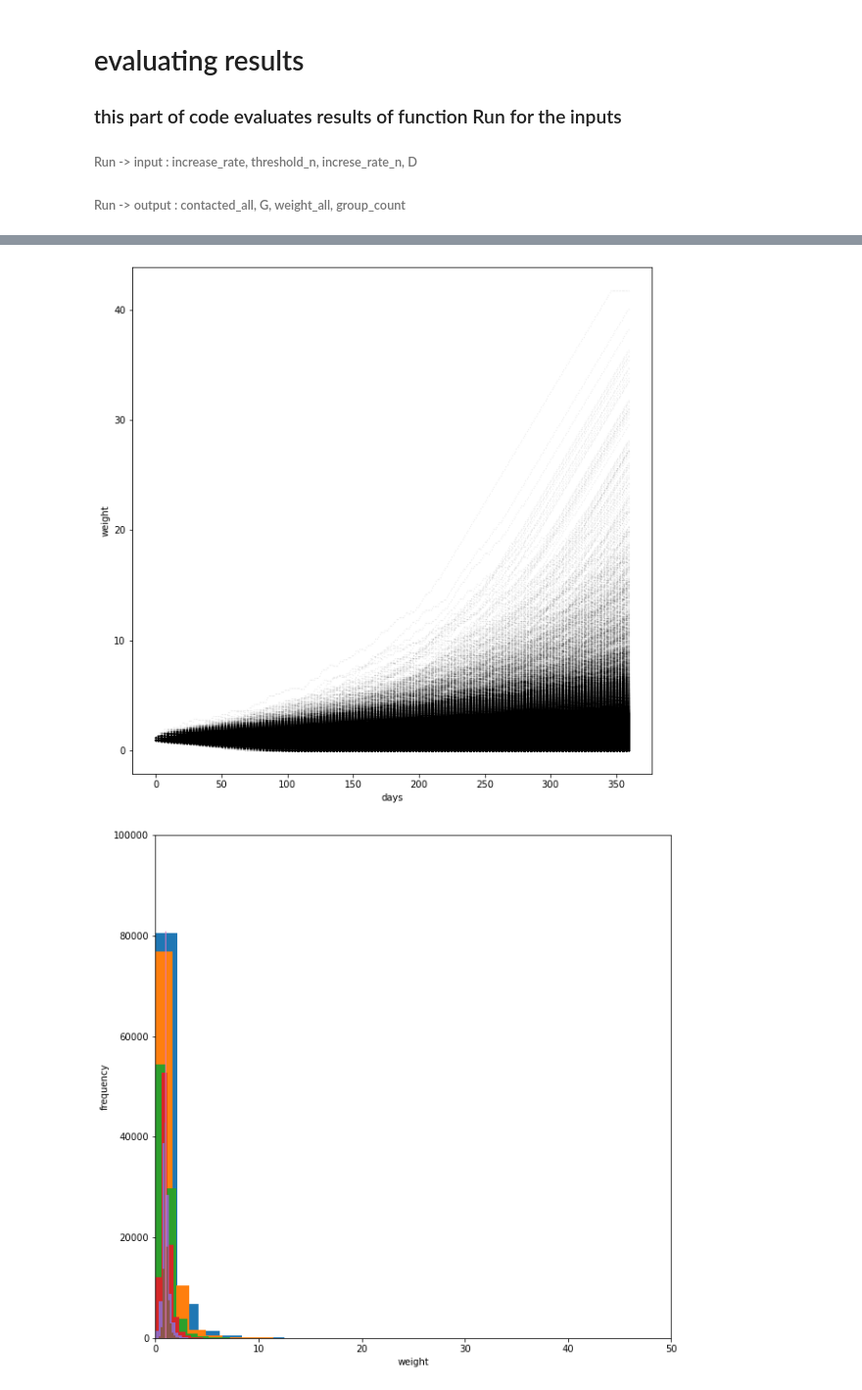
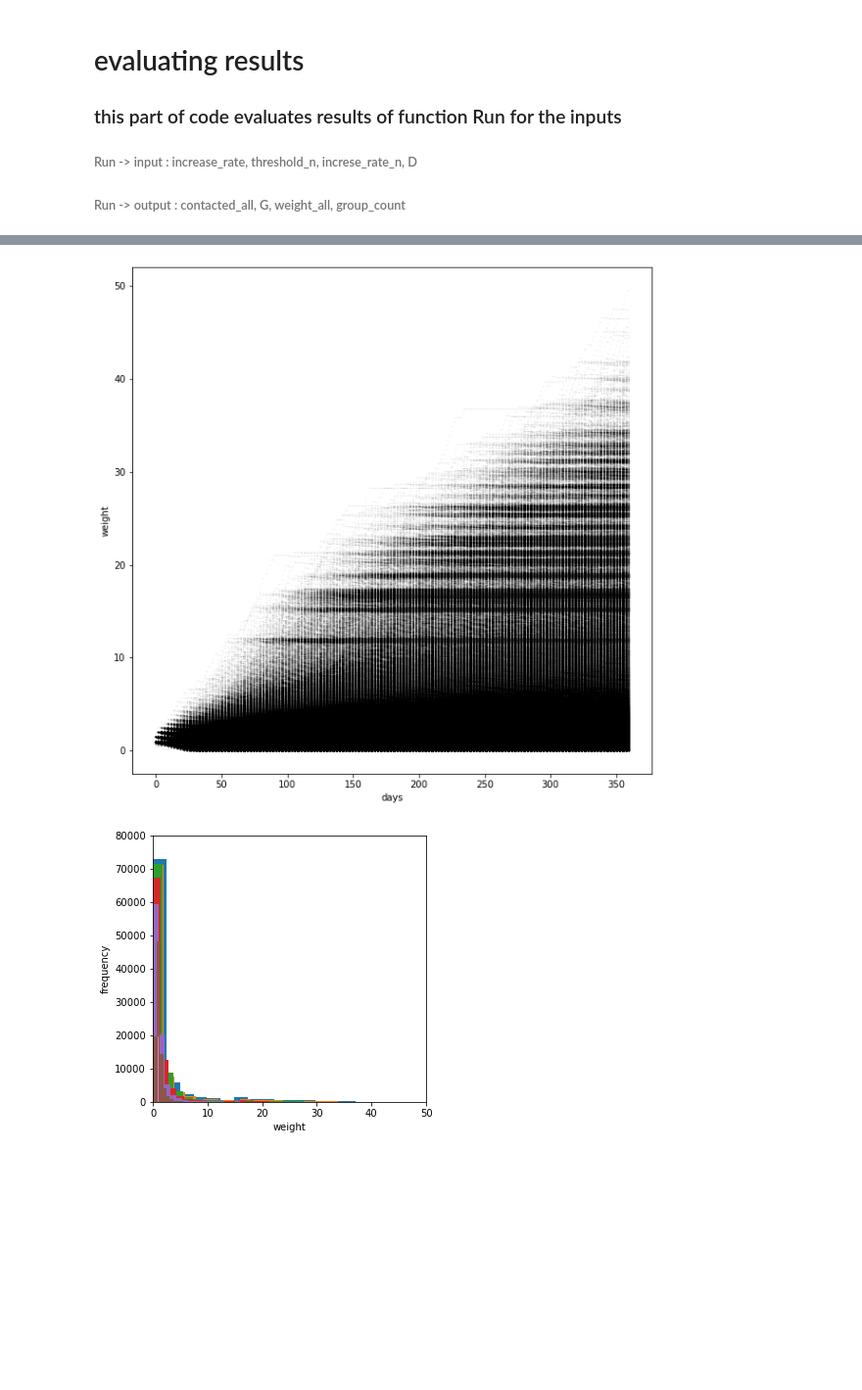
Before and after one commit to sobhan-moosavi/varicella_study, a Jupyter notebook: Base_Graph.ipynb, the cells around one changed output, grey strips where cells are left out. Shown: that part at 98% size. Saved outputs shown, nothing was run; the diff lists cells and outputs as text; code cells hidden in the pictures; blank space fills up the shorter version.

Commit message:
upper weight redefined based on nodes attributes

```diff
--- a/Base_Graph.ipynb
+++ b/Base_Graph.ipynb
@@ -235,6 +234,8 @@ def Run(increase_rate,threshold_n,increse_rate_n,D):
         # iterating thorough 'contacted' and updating the weights based on it
         for i in nx.edges(G):
 
+            upper_weight=1/rules[setting][nodes_dic[i[0]]['age']][nodes_dic[i[1]]["age"]]*group_count[nodes_dic[i[1]]['age']]
+
             if contacted[i[0]][i[1]]==1 and G[i[0]][i[1]]['weight']*(1+increase_rate)<upper_weight:
                 #we don't want the weight to be more than 'upper weight'
 
@@ -365,10 +366,11 @@ def metric_A_abs(results):
 def metric_F(results):
 
     n=0
-    x=50
+
 
     contacted_all=results[0]
     G=results[1]
+    group_count=results[3]
 
     L1=[]
     L2=[]
@@ -377,27 +379,30 @@ def metric_F(results):
     for i in frequency.keys():
         frequency_m[i]={1:0,2:0,3:0,4:0,5:0}
 
-    for i in nx.edges(G):
+    for i in contacted_all.keys():
+        for j in contacted_all[i].keys():
+            if contacted_all[i][j][-1]==1:
 
-        t=sum(contacted_all[i[0]][i[1]][-x:])/x
+                age_p=rules[setting][nodes_dic[i]['age']][nodes_dic[j]["age"]]
 
+                t=(age_p/group_count[nodes_dic[i]['age']])*G.edges[i,j]['weight']
 
+                n+=1
 
-        if t==1/x:
-            frequency_m[setting][5]+=1
-            n+=1
-        elif t>1/x and t<(1/30) :
-            frequency_m[setting][4]+=1
-            n+=1
-        elif t>=(1/30) and t<=(2/30):
-            frequency_m[setting][3]+=1
-            n+=1
-        elif t>(2/30) and t <(2/7):
-            frequency_m[setting][2]+=1
-            n+=1
-        elif t>=(2/7):
-            n+=1
-            frequency_m[setting][1]+=1
+                if sum(contacted_all[i][j])>1 and t<(1/30) :
+                    frequency_m[setting][4]+=1
+
+                elif t>=(1/30) and t<=(2/30):
+                    frequency_m[setting][3]+=1
+
+                elif t>(2/30) and t <=(2/7):
+                    frequency_m[setting][2]+=1
+
+                elif t>(2/7):
+
+                    frequency_m[setting][1]+=1
+                else:
+                    frequency_m[setting][5]+=1
 
     for i in frequency_m[setting].keys():
         if n!=0:
@@ -491,29 +499,28 @@ home : 5 // 0.5508319162415392 // 0.01410607396
 # %%
 #this figure shows evoloution of weights thorough time
+plt.rcParams["figure.figsize"] = (10,10)
 
 for i in nx.edges(results[1]):
 
     plt.plot(range(0,D),results[2][i[0]][i[1]],'k.',linewidth=.01, markersize=.5,alpha=.1)
 plt.xlabel("days")
 plt.ylabel('weight')
-plt.rcParams["figure.figsize"] = (10,10)
 plt.show()
 # %% [output]
-[figure, old version]
+[figure, new version]
 # %%
 weight_final={0:[],60:[],120:[],180:[],240:[],300:[],359:[]}
 for v in weight_final.keys():
     for i in nx.edges(results[1]):
 
         weight_final[v].append(results[2][i[0]][i[1]][v])
 
 for i in reversed(weight_final.keys()):
     plt.hist(weight_final[i],bins=20)
-plt.axis([0,50,0,100000])
+plt.axis([0,50,0,80000])
 plt.xlabel("weight")
 plt.ylabel('frequency')
-plt.rcParams["figure.figsize"] = (10,10)
 plt.show()
 # %% [output]
-[figure, old version]
+[figure, new version]
 # %%
```
Also changed, not shown: parts of 8 cells of this notebook.
